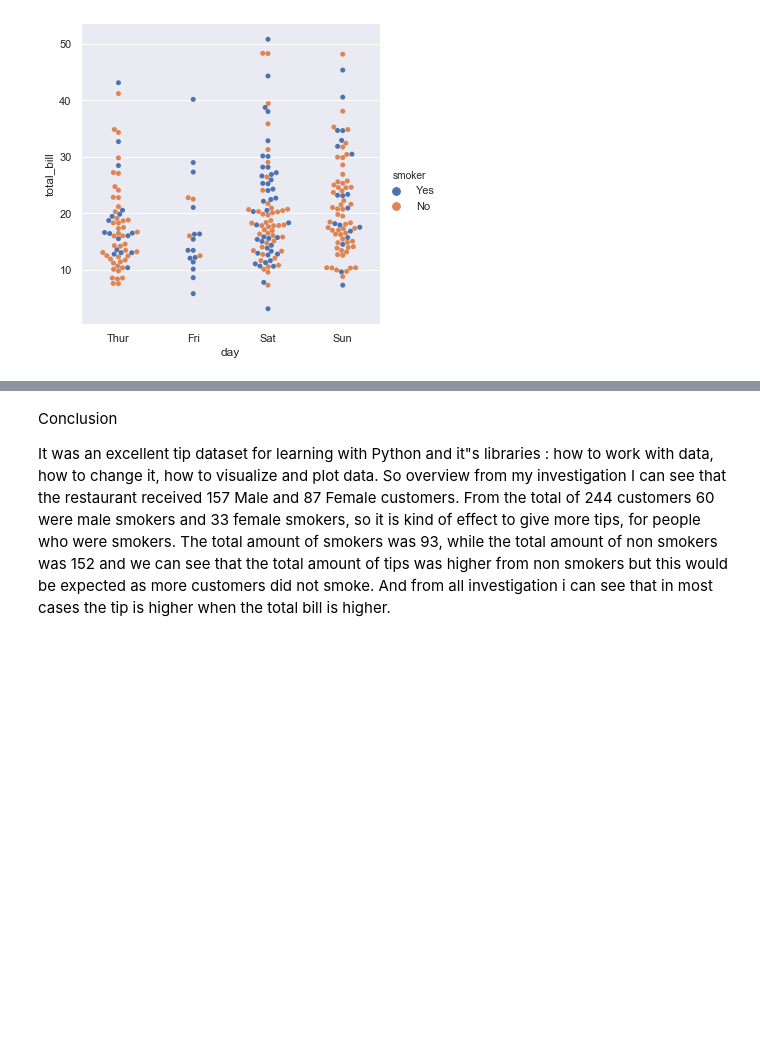
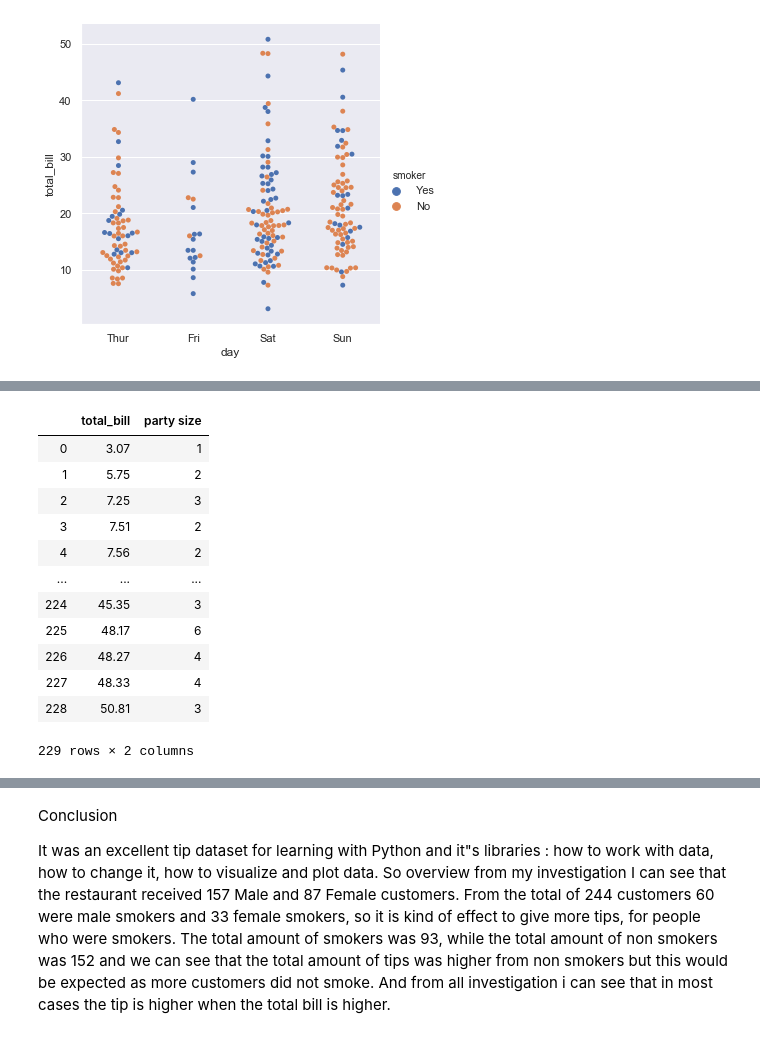
Before and after one commit to rituteval/Fundamentals-assesments, a Jupyter notebook: Tips data set.ipynb, the cells around one changed output, grey strips where cells are left out. Cells and saved outputs as stored; diff of their text form; code cells hidden in the pictures; blank space fills up the shorter version.

```diff
--- a/Tips data set.ipynb
+++ b/Tips data set.ipynb
@@ -488,3 +488,5 @@ sns.catplot(x="day", y="total_bill", hue="smoker", # Ploting categorical variabl
             kind="swarm", data=tips);
 # %% [output]
 [figure]
+# %%
+df_tips = sns.load_dataset('tips')
@@ -490,0 +519,16 @@ sns.catplot(x="day", y="total_bill", hue="smoker", # Ploting categorical variabl
+# %%
+pd.pivot_table(data=df_tips, index='total_bill', values='size', aggfunc='sum').reset_index().rename(columns={'size': 'party size'})
+# %% [output]
+|  | total_bill | party size |
+| 0 | 3.07 | 1 |
+| 1 | 5.75 | 2 |
+| 2 | 7.25 | 3 |
+| 3 | 7.51 | 2 |
+| 4 | 7.56 | 2 |
+| ... | ... | ... |
+| 224 | 45.35 | 3 |
+| 225 | 48.17 | 6 |
+| 226 | 48.27 | 4 |
+| 227 | 48.33 | 4 |
+| 228 | 50.81 | 3 |
+229 rows × 2 columns
```
Also changed, not shown: parts of 4 cells of this notebook.
